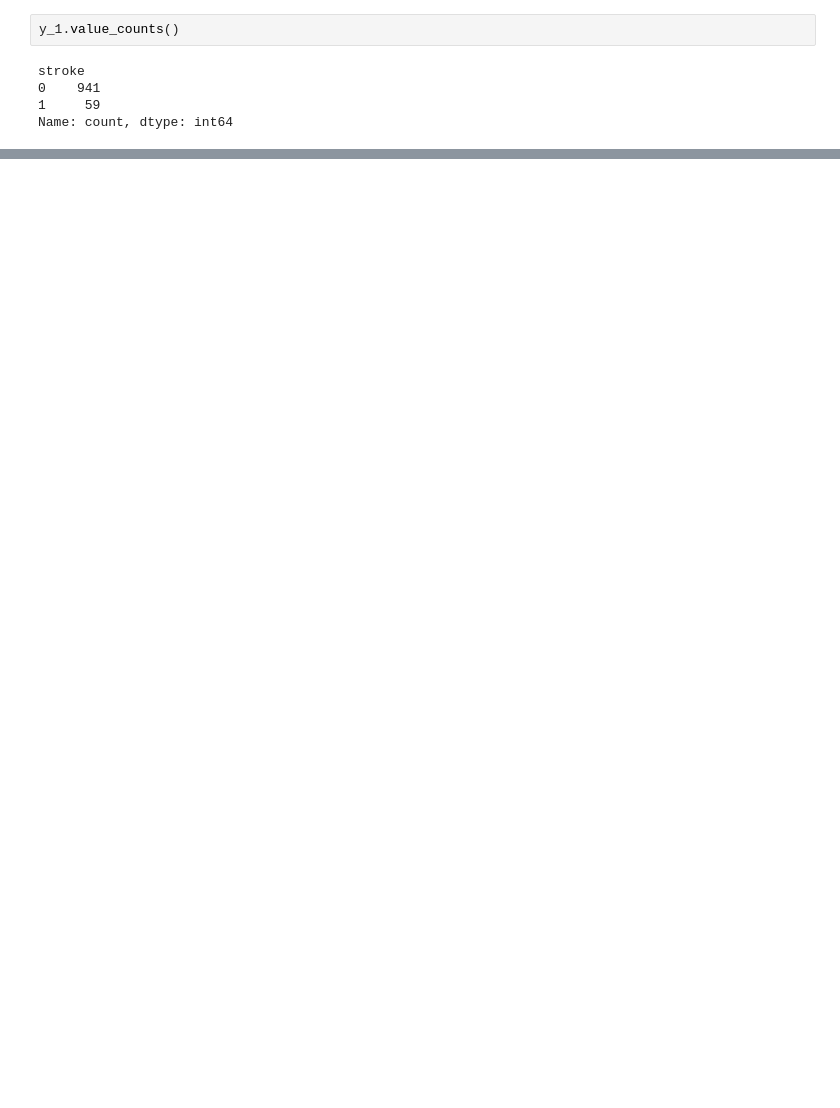
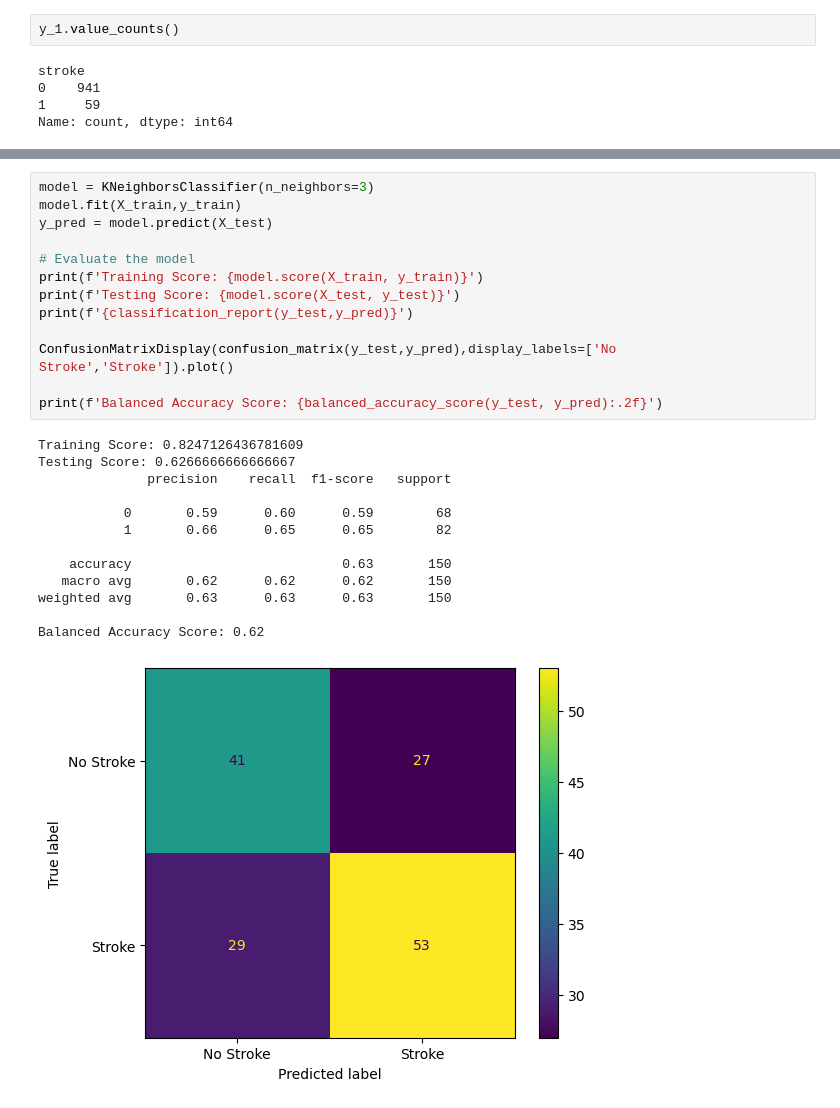
Before and after one commit to matildawangh/example, a Jupyter notebook: Project2_Group7_Notes2-dsg.ipynb, the cells around one changed output, grey strips where cells are left out. Saved outputs shown, nothing was run; the diff lists cells and outputs as text; blank space fills up the shorter version.

```diff
--- a/Project2_Group7_Notes2-dsg.ipynb
+++ b/Project2_Group7_Notes2-dsg.ipynb
@@ -1146,0 +1382,27 @@ print(balanced_accuracy_score(y_1, y_pred_sample))
+# %%
+model = KNeighborsClassifier(n_neighbors=3)
+model.fit(X_train,y_train)
+y_pred = model.predict(X_test)
+
+# Evaluate the model
+print(f'Training Score: {model.score(X_train, y_train)}')
+print(f'Testing Score: {model.score(X_test, y_test)}')
+print(f'{classification_report(y_test,y_pred)}')
+
+ConfusionMatrixDisplay(confusion_matrix(y_test,y_pred),display_labels=['No Stroke','Stroke']).plot()
+
+print(f'Balanced Accuracy Score: {balanced_accuracy_score(y_test, y_pred):.2f}')
+# %% [output]
+Training Score: 0.8247126436781609
+Testing Score: 0.6266666666666667
+              precision    recall  f1-score   support
+
+           0       0.59      0.60      0.59        68
+           1       0.66      0.65      0.65        82
+
+    accuracy                           0.63       150
+   macro avg       0.62      0.62      0.62       150
+weighted avg       0.63      0.63      0.63       150
+
+Balanced Accuracy Score: 0.62
+[figure, added]
```
Also changed, not shown: parts of 51 cells of this notebook.
